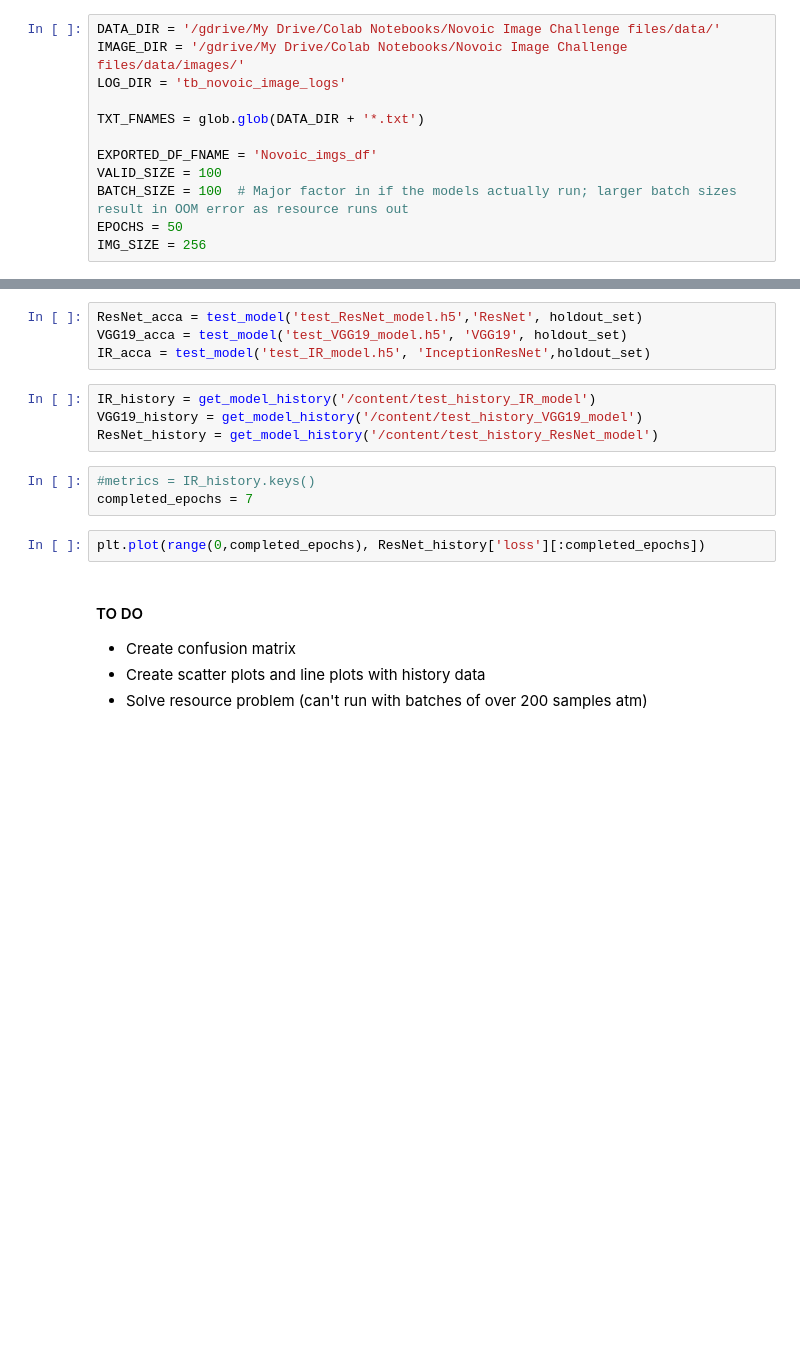
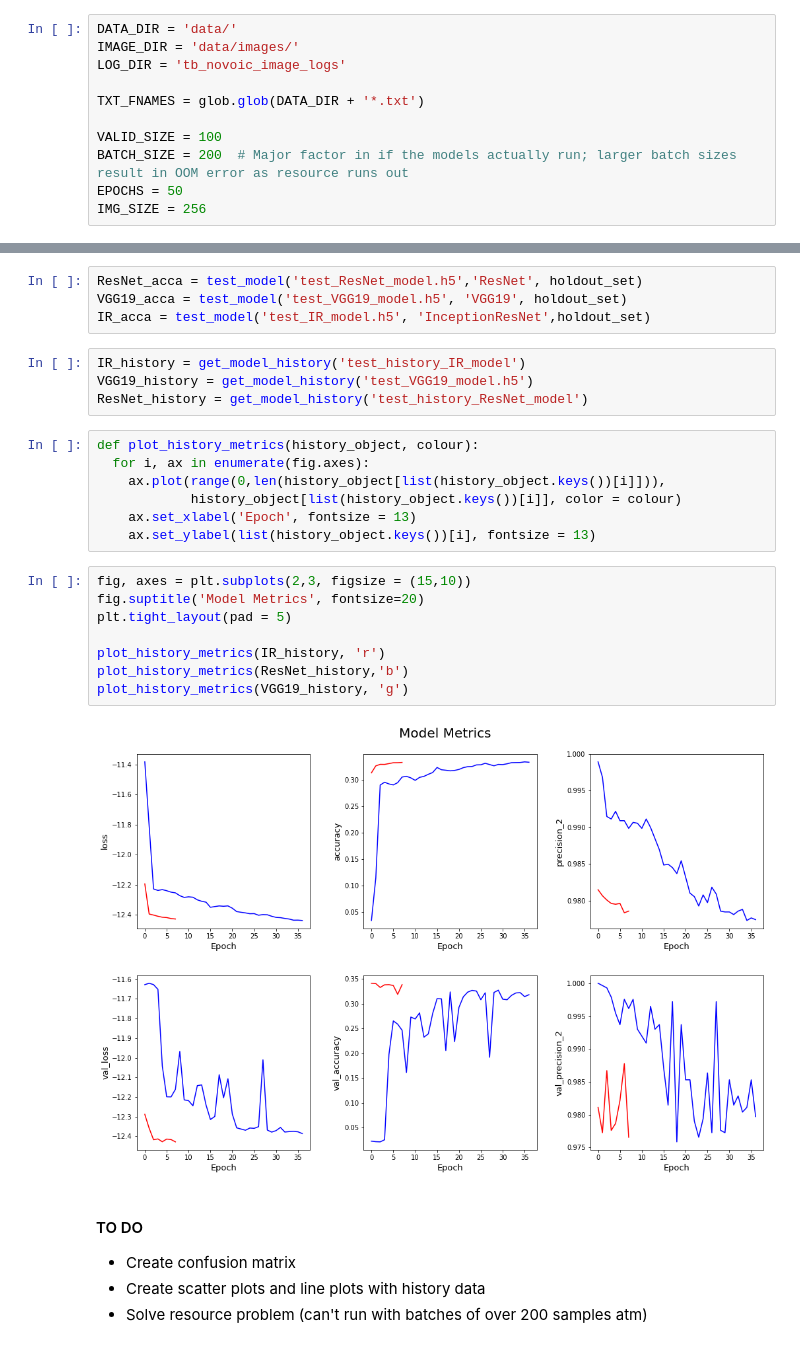
Before and after one commit to MrFlygerian/portfolio-for-data-science, a Jupyter notebook: Blessed_Image_Novoic_ML_challenge.ipynb, the cells around one changed output, grey strips where cells are left out. Cells and saved outputs as stored; diff of their text form; blank space fills up the shorter version.

```diff
--- a/Blessed_Image_Novoic_ML_challenge.ipynb
+++ b/Blessed_Image_Novoic_ML_challenge.ipynb
@@ -128,15 +134,14 @@ import pickle
 from google.colab import drive
 drive.mount('/gdrive')
 # %%
-DATA_DIR = '/gdrive/My Drive/Colab Notebooks/Novoic Image Challenge files/data/'
-IMAGE_DIR = '/gdrive/My Drive/Colab Notebooks/Novoic Image Challenge files/data/images/'
+DATA_DIR = 'data/'
+IMAGE_DIR = 'data/images/'
 LOG_DIR = 'tb_novoic_image_logs'
 
 TXT_FNAMES = glob.glob(DATA_DIR + '*.txt')
 
-EXPORTED_DF_FNAME = 'Novoic_imgs_df'
 VALID_SIZE = 100
-BATCH_SIZE = 100  # Major factor in if the models actually run; larger batch sizes result in OOM error as resource runs out
+BATCH_SIZE = 200  # Major factor in if the models actually run; larger batch sizes result in OOM error as resource runs out
 EPOCHS = 50
 IMG_SIZE = 256
 # %% [markdown]
@@ -429,14 +412,26 @@ ResNet_acca = test_model('test_ResNet_model.h5','ResNet', holdout_set)
 VGG19_acca = test_model('test_VGG19_model.h5', 'VGG19', holdout_set)
 IR_acca = test_model('test_IR_model.h5', 'InceptionResNet',holdout_set)
 # %%
-IR_history = get_model_history('/content/test_history_IR_model')
-VGG19_history = get_model_history('/content/test_history_VGG19_model')
-ResNet_history = get_model_history('/content/test_history_ResNet_model')
+IR_history = get_model_history('test_history_IR_model')
+VGG19_history = get_model_history('test_VGG19_model.h5')
+ResNet_history = get_model_history('test_history_ResNet_model')
-# %%
-#metrics = IR_history.keys()
-completed_epochs = 7
-# %%
-plt.plot(range(0,completed_epochs), ResNet_history['loss'][:completed_epochs])
+# %%
+def plot_history_metrics(history_object, colour):
+  for i, ax in enumerate(fig.axes):
+    ax.plot(range(0,len(history_object[list(history_object.keys())[i]])),
+            history_object[list(history_object.keys())[i]], color = colour)
+    ax.set_xlabel('Epoch', fontsize = 13)
+    ax.set_ylabel(list(history_object.keys())[i], fontsize = 13)
+# %%
+fig, axes = plt.subplots(2,3, figsize = (15,10))
+fig.suptitle('Model Metrics', fontsize=20)
+plt.tight_layout(pad = 5)
+
+plot_history_metrics(IR_history, 'r')
+plot_history_metrics(ResNet_history,'b')
+plot_history_metrics(VGG19_history, 'g')
+# %% [output]
+[figure, added]
 # %% [markdown]
 #### TO DO
 - Create confusion matrix
```
Also changed, not shown: parts of 7 cells of this notebook.
